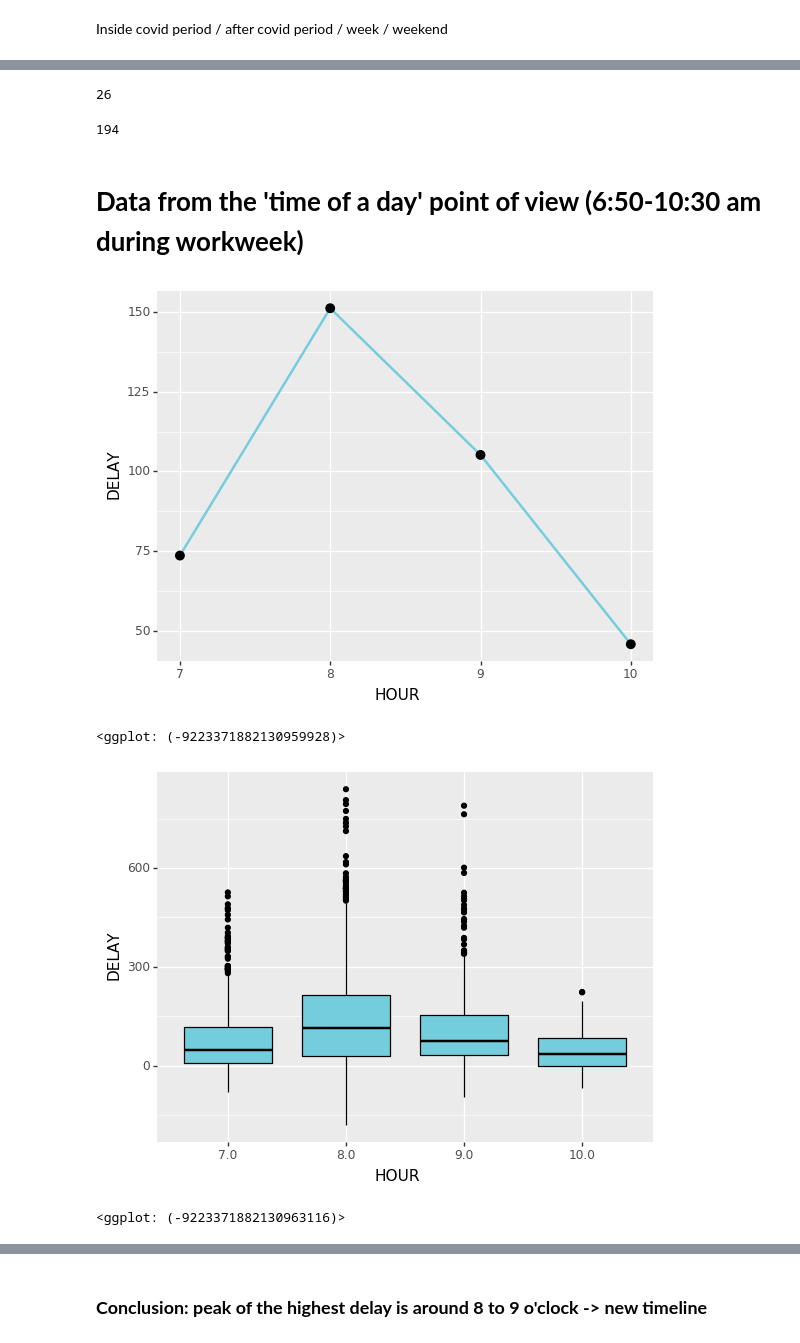
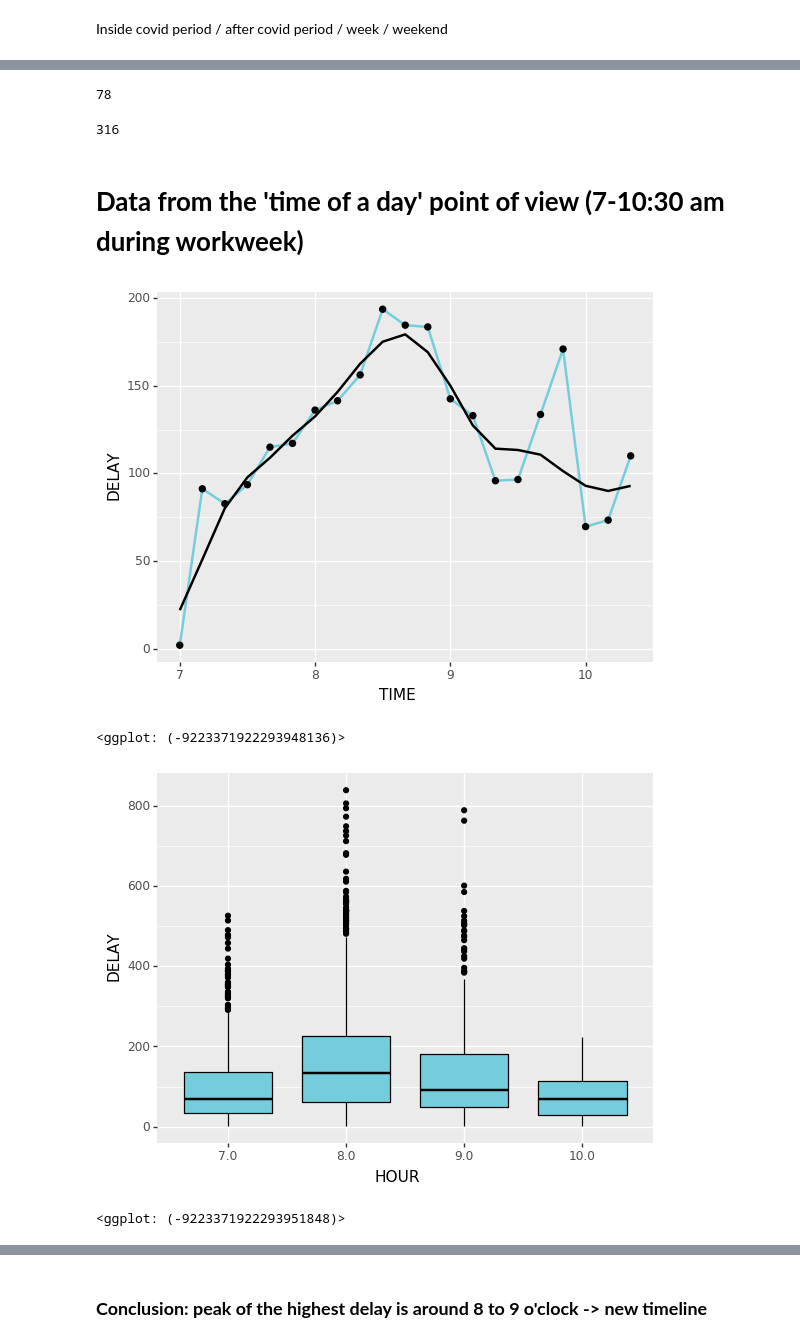
Before and after one commit to hrubajan/da_projekt_gol, a Jupyter notebook: 05_charts_hypothesis.ipynb, the cells around one changed output, grey strips where cells are left out. Drawn from its saved outputs; the diff is of its cells as text; code cells hidden in the pictures.

```diff
--- a/05_charts_hypothesis.ipynb
+++ b/05_charts_hypothesis.ipynb
@@ -23,6 +24,11 @@ from numpy import mean
 from numpy import std
 
 from typing import List
+# %%
+import seaborn as sns
+sns.set(style="ticks")
+sns.set_color_codes("colorblind")
+sns.set(style="darkgrid")
 # %%
 import seaborn as sns
 sns.set(style="ticks")
@@ -68,4 +86,7 @@ New column with just the hour when the bus sent the location/was at the bus stop
 # %%
 for i, x in enumerate(soubor['ORIGIN_TIMESTAMP']):
     hour = x.hour
+    minute = (math.floor(x.minute/10))*(1/6)
     soubor.loc[i,'HOUR'] = hour
+    soubor.loc[i,'MINUTES'] = minute
+    soubor.loc[i,'TIME'] = hour+minute
@@ -72,3 +111,5 @@ for i, x in enumerate(soubor['ORIGIN_TIMESTAMP']):
+# %%
+soubor = soubor[soubor['DELAY'] > 0]
 # %% [markdown]
 Inside covid period / after covid period / week / weekend
 # %%
@@ -88,29 +129,30 @@ after_covid_wknd = soubor[(soubor['DATE'] >= '2020-05-18') & (soubor['DAY_OF_WEE
 # %%
 len(after_covid_wknd['UNICORN'].unique())
 # %% [output]
-26
+78
 # %%
 after_covid_full = soubor[soubor['DATE'] >= '2020-05-18']
 # %%
 len(after_covid_full['UNICORN'].unique())
 # %% [output]
-194
+316
 # %% [markdown]
-# **Data from the 'time of a day' point of view (6:50-10:30 am during workweek)**
+# **Data from the 'time of a day' point of view (7-10:30 am during workweek)**
 # %%
-avg_delay_day = after_covid_week.groupby(['HOUR'])[['DELAY']].mean()
+avg_delay_day = after_covid_week.groupby(['TIME'])[['DELAY']].mean()
 avg_delay_day = avg_delay_day.reset_index()
 
-plot_delay_day = ggplot(avg_delay_day, aes(x='HOUR', y='DELAY')) + \
+plot_delay_day = ggplot(avg_delay_day, aes(x='TIME', y='DELAY')) + \
                     geom_line(color='#74CDDC',size=1) + \
-                    geom_point(size=3) + \
+                    geom_point(size=2) + \
                     scale_x_continuous(breaks=range(5, 13), minor_breaks=[]) + \
-                    xlab("HOUR") + \
-                    ylab("DELAY")
+                    xlab("TIME") + \
+                    ylab("DELAY") + \
+                    stat_smooth(span = 0.3)
 plot_delay_day
 # %% [output]
-[figure, old version]
+[figure, new version]
-<ggplot: (-9223371882130959928)>
+<ggplot: (-9223371922293948136)>
 # %%
 after_covid_week['HOUR_cat'] = after_covid_week['HOUR'].astype('category')
 
@@ -120,6 +162,6 @@ plotbox_delay_day = ggplot(after_covid_week, aes(x='HOUR_cat', y='DELAY')) + \
             ylab("DELAY")
 plotbox_delay_day
 # %% [output]
-[figure, old version]
+[figure, new version]
-<ggplot: (-9223371882130963116)>
+<ggplot: (-9223371922293951848)>
 # %%
```
Also changed, not shown: parts of 40 cells of this notebook, 12 other files.
